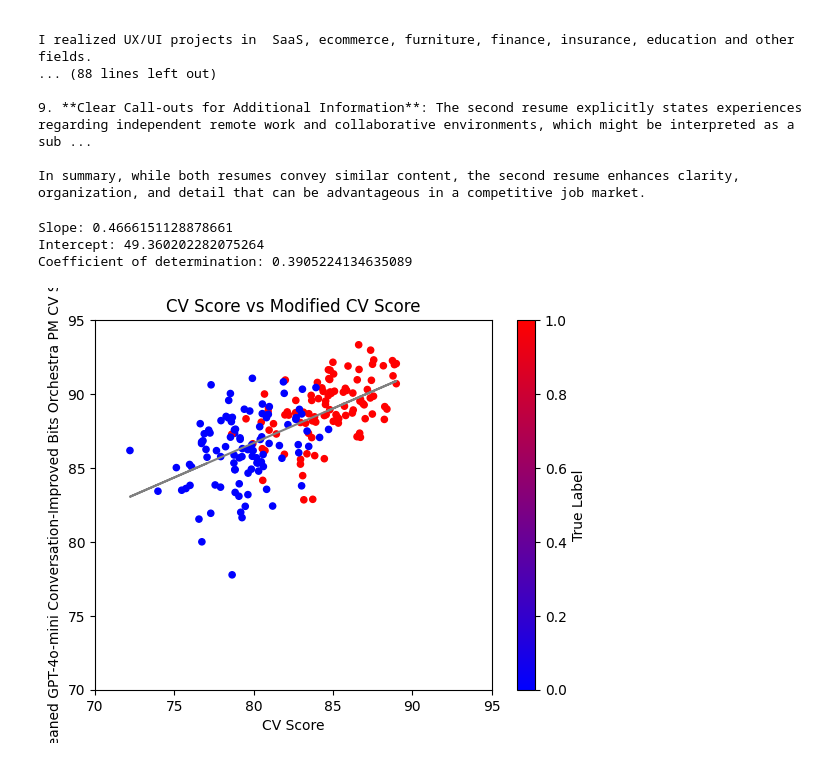
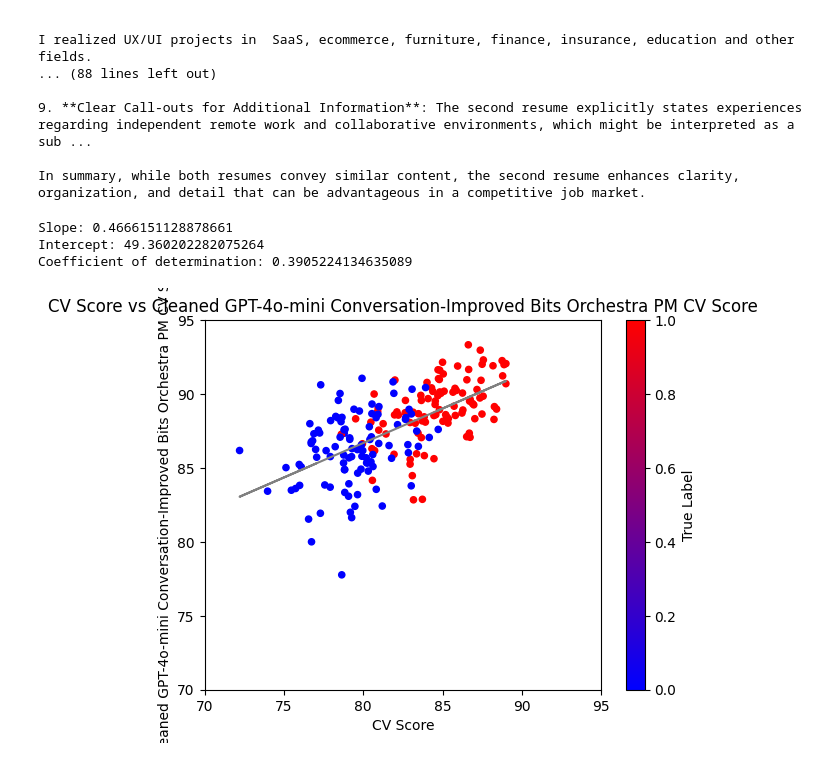
Before and after one commit to heyyjudes/llm-hiring-ecosystem, a Jupyter notebook: execution.ipynb, the cells around one changed output. Drawn from its saved outputs; the diff is of its cells as text; code cells hidden in the pictures.

Commit message:
Run test on job name improvement prompt

```diff
--- a/execution.ipynb
+++ b/execution.ipynb
@@ -307,7 +298,7 @@ Scoring a new resume (399 scored so far)...
 ## From import
 If the scored_df.csv file already exists, run this instead to import the file
 # %%
-SCORED_DATAFRAME_INPUT_FILENAME = "data/scored_df_100 PM vs 100 UI_1000 chars min_GPT-4o-mini general.csv"
+SCORED_DATAFRAME_INPUT_FILENAME = "data/scored_df_100 PM vs 100 UI_1000 chars min_GPT-4o-mini Conversation Cleaned_Anti-Hallucination Job Name Prompt.csv"
 # SCORED_DATAFRAME_INPUT_FILENAME = "data/test.csv"
 scored_df = pd.read_csv(SCORED_DATAFRAME_INPUT_FILENAME)
 # %% [markdown]
@@ -568,32 +559,32 @@ upper_boundary = math.ceil( (max(x_max, y_max) + 0.1) / INCREMENT) * INCREMENT
 
 
 
 score_scatterplot_axes = all_scatterpoints.plot.scatter(x = original_score_column_name, y = modified_score_column_name,
                                                     c = "True Label", colormap = positive_negative_colormap,
-                                                    title = "CV Score vs Modified CV Score",
+                                                    title = "CV Score vs Cleaned GPT-4o-mini Conversation-Improved Bits Orchestra PM CV Score",
                                                     xlim = (lower_boundary, upper_boundary), ylim = (lower_boundary, upper_boundary)
                                                     )
 
 # Run linear regression on the combined 200 points
 from sklearn.linear_model import LinearRegression
 X = all_scatterpoints[[original_score_column_name]].values      # Reshaped into 2D array
 y = all_scatterpoints[modified_score_column_name].values        # 1D array
 linear_regression_model = LinearRegression()
 linear_regression_model.fit(X, y)
 # Get the coefficients
 linear_regression_slope = linear_regression_model.coef_[0]
 linear_regression_intercept = linear_regression_model.intercept_
 linear_regression_coefficient_of_determination = linear_regression_model.score(X, y)
 print(f"Slope: {linear_regression_slope}")
 print(f"Intercept: {linear_regression_intercept}")
 print(f"Coefficient of determination: {linear_regression_coefficient_of_determination}")
 # Plot the combined plot
 import matplotlib.pyplot as plt
 predictions = linear_regression_model.predict(X)
 score_scatterplot_axes.plot(X, predictions, color='gray', label='Regression Line')
 plt.show()
 # %% [output]
 Slope: 0.4666151128878661
 Intercept: 49.360202282075264
 Coefficient of determination: 0.3905224134635089
-[figure, old version]
+[figure, new version]
```
Also changed, not shown: parts of 19 cells of this notebook, 1 other file.
